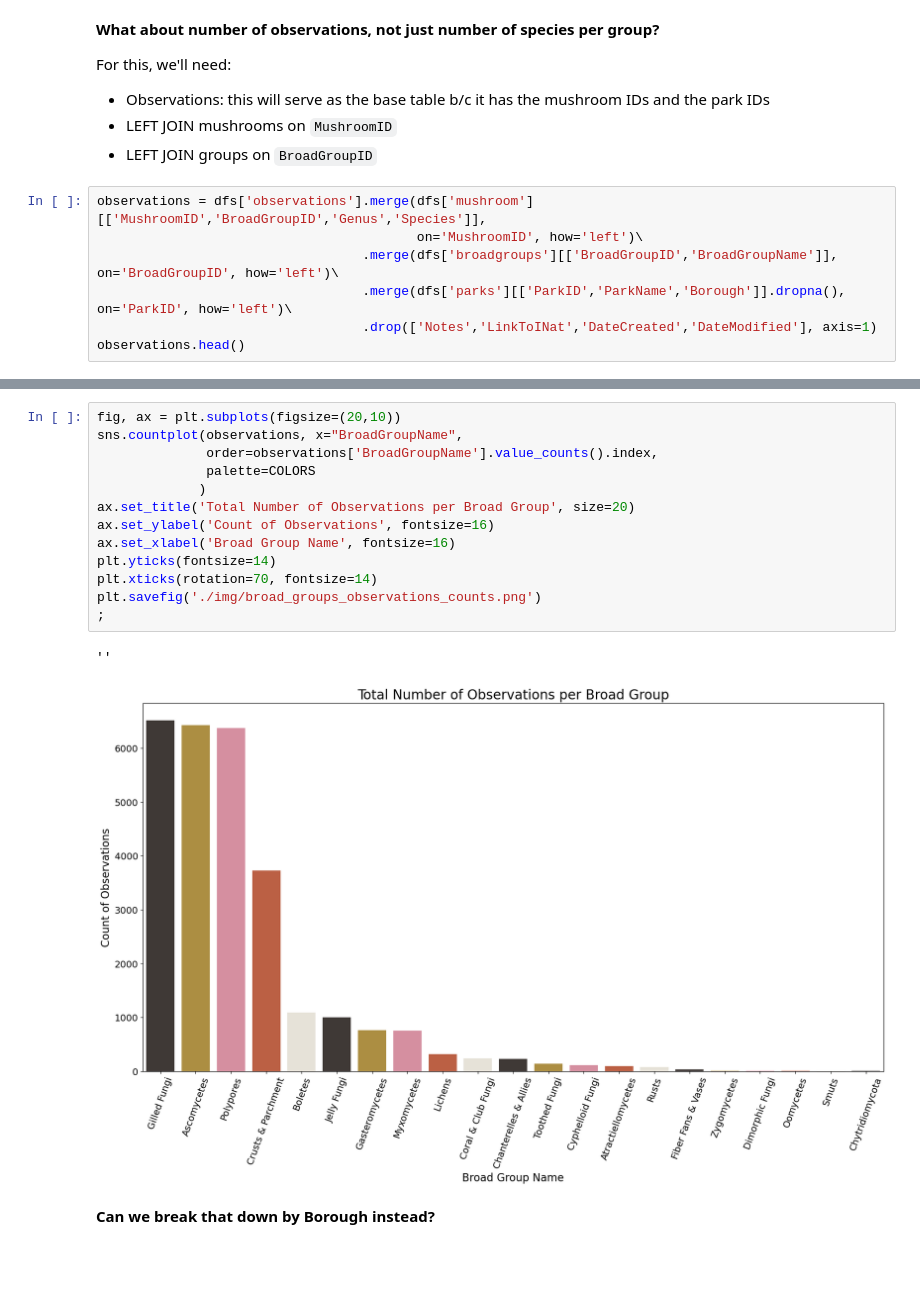
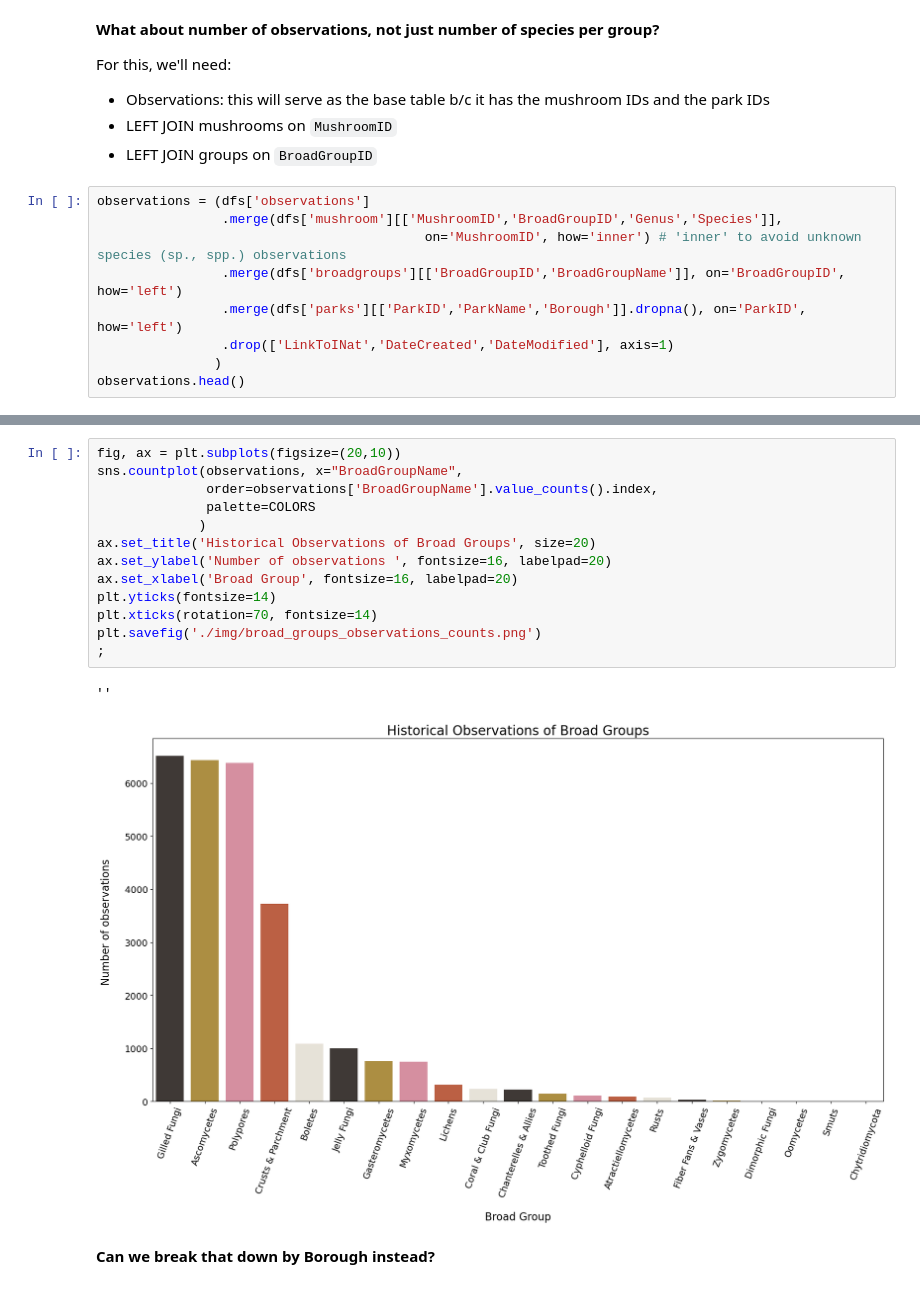
Before and after one commit to newyorkmyc/walks-list, a Jupyter notebook: common_fungi.ipynb, the cells around one changed output, grey strips where cells are left out. Cells and saved outputs as stored; diff of their text form; blank space fills up the shorter version.

```diff
--- a/common_fungi.ipynb
+++ b/common_fungi.ipynb
@@ -257,10 +238,12 @@ For this, we'll need:
  - LEFT JOIN mushrooms on `MushroomID`
  - LEFT JOIN groups on `BroadGroupID`
 # %%
-observations = dfs['observations'].merge(dfs['mushroom'][['MushroomID','BroadGroupID','Genus','Species']],
-                                         on='MushroomID', how='left')\
-                                  .merge(dfs['broadgroups'][['BroadGroupID','BroadGroupName']], on='BroadGroupID', how='left')\
-                                  .merge(dfs['parks'][['ParkID','ParkName','Borough']].dropna(), on='ParkID', how='left')\
-                                  .drop(['Notes','LinkToINat','DateCreated','DateModified'], axis=1)
+observations = (dfs['observations']
+                .merge(dfs['mushroom'][['MushroomID','BroadGroupID','Genus','Species']],
+                                          on='MushroomID', how='inner') # 'inner' to avoid unknown species (sp., spp.) observations
+                .merge(dfs['broadgroups'][['BroadGroupID','BroadGroupName']], on='BroadGroupID', how='left')
+                .merge(dfs['parks'][['ParkID','ParkName','Borough']].dropna(), on='ParkID', how='left')
+                .drop(['LinkToINat','DateCreated','DateModified'], axis=1)
+               )
 observations.head()
 # %% [output]
@@ -273,19 +340,19 @@ observations.head()
 # %%
 fig, ax = plt.subplots(figsize=(20,10))
 sns.countplot(observations, x="BroadGroupName",
               order=observations['BroadGroupName'].value_counts().index,
               palette=COLORS
              )
-ax.set_title('Total Number of Observations per Broad Group', size=20)
-ax.set_ylabel('Count of Observations', fontsize=16)
-ax.set_xlabel('Broad Group Name', fontsize=16)
+ax.set_title('Historical Observations of Broad Groups', size=20)
+ax.set_ylabel('Number of observations ', fontsize=16, labelpad=20)
+ax.set_xlabel('Broad Group', fontsize=16, labelpad=20)
 plt.yticks(fontsize=14)
 plt.xticks(rotation=70, fontsize=14)
 plt.savefig('./img/broad_groups_observations_counts.png')
 ;
 # %% [output]
 ''
-[figure, old version]
+[figure, new version]
 # %% [markdown]
 **Can we break that down by Borough instead?**
 # %%
```
Also changed, not shown: parts of 12 cells of this notebook, 4 other files.
